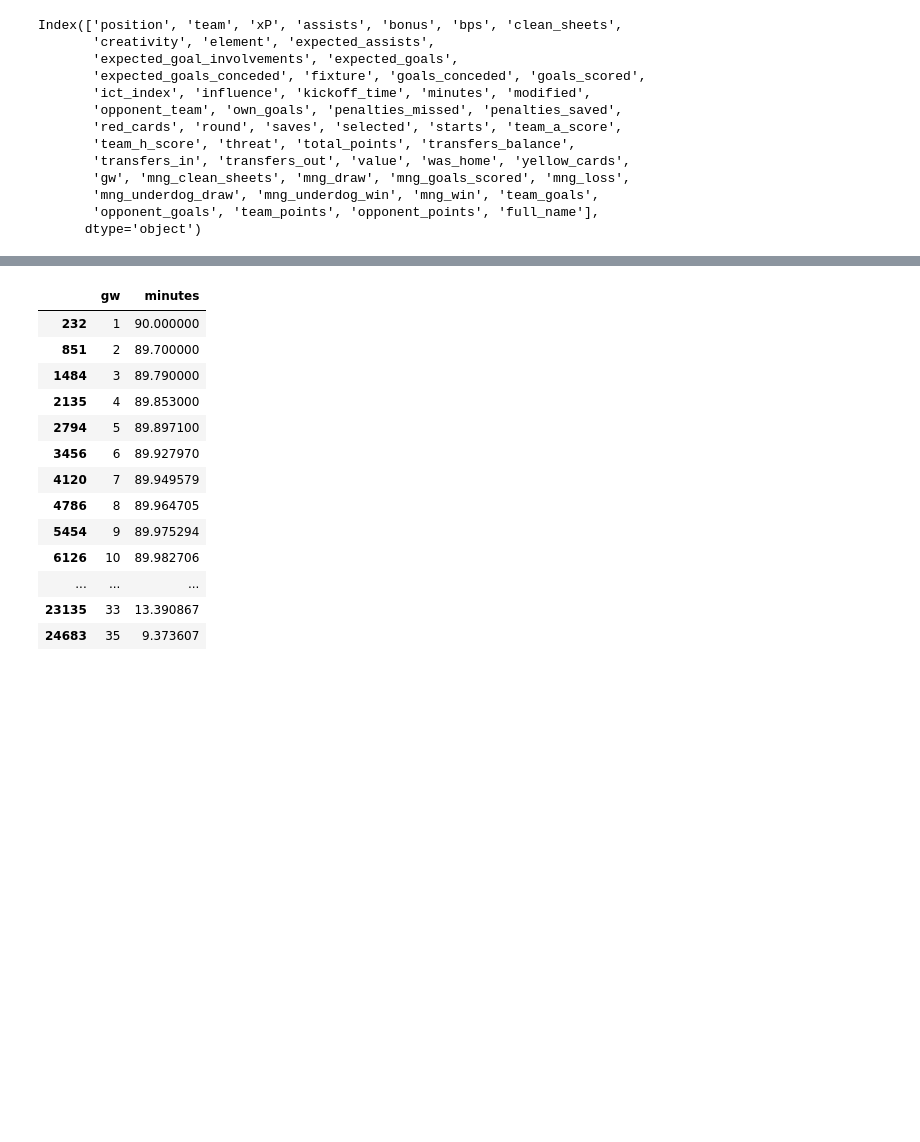
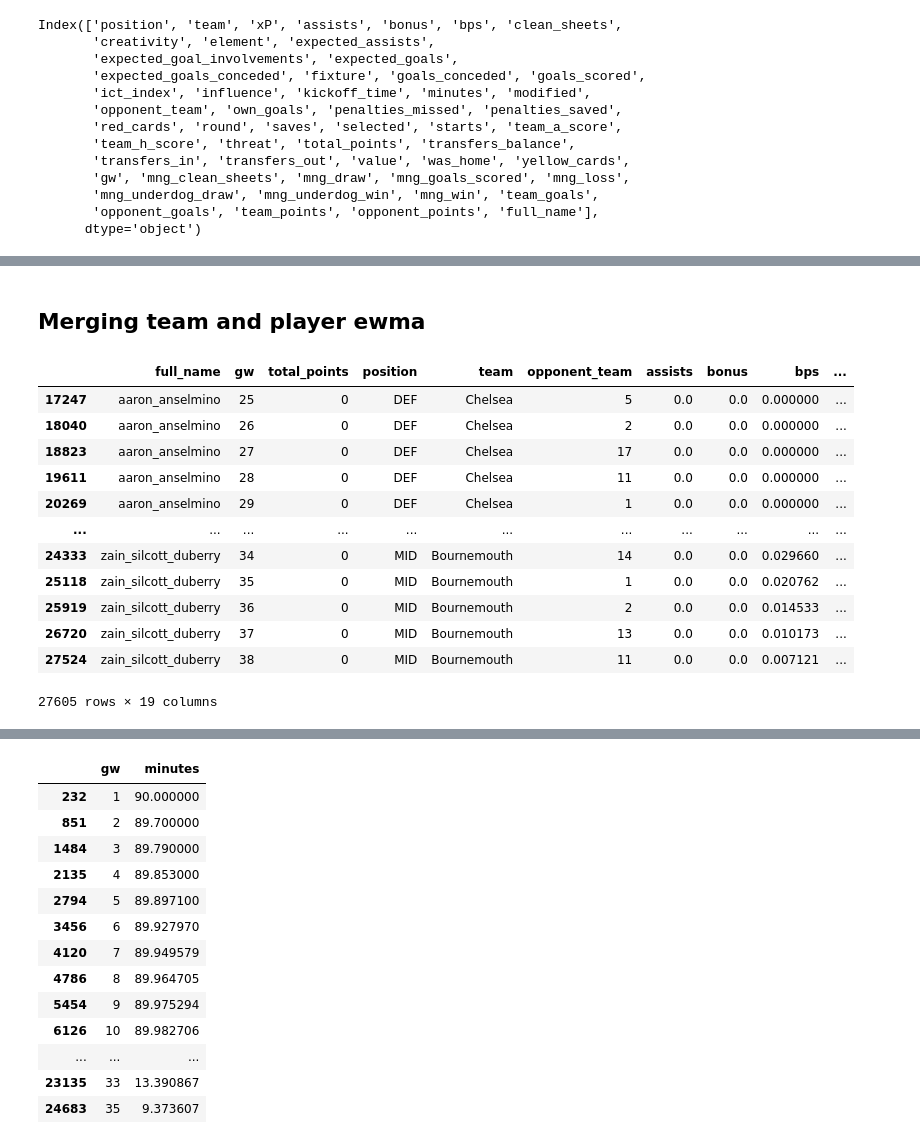
Before and after one commit to doug-ellis/draft_fpl_2526, a Jupyter notebook: transfer/gw_df_fromVastaav.ipynb, the cells around one changed output, grey strips where cells are left out. Drawn from its saved outputs; the diff is of its cells as text; code cells hidden in the pictures; blank space fills up the shorter version.

Commit message:
fixing more data wrangling stuff

```diff
--- a/transfer/gw_df_fromVastaav.ipynb
+++ b/transfer/gw_df_fromVastaav.ipynb
@@ -57,0 +78,24 @@ Index(['position', 'team', 'xP', 'assists', 'bonus', 'bps', 'clean_sheets',
+# %%
+gw_df_players = gw_df[['assists', 'bonus', 'bps', 'clean_sheets', 'goals_conceded', 'goals_scored',
+                      'influence', 'creativity', 'threat', 'ict_index', 'minutes',
+                        'gw', 'full_name', 'total_points', 'position', 'team', 'opponent_team']]
+# %%
+gw_df_players_reset_index = gw_df_players.reset_index()
+# %%
+# Ensure the DataFrame is sorted by 'full_name' and 'gw'
+simple_gw_df_reset_index = gw_df_players_reset_index.sort_values(['full_name', 'gw'])
+
+# List of columns to apply EWMA to
+# value_cols = ['influence', 'creativity', 'threat', 'ict_index', 'team_goals', 'opponent_goals', 'minutes']
+value_cols = ['assists', 'bonus', 'bps', 'clean_sheets', 'goals_conceded', 'goals_scored',
+                      'influence', 'creativity', 'threat', 'ict_index', 'minutes', 'total_points']
+
+# Apply EWMA within each group
+ewma_gw_df_players = (
+    simple_gw_df_reset_index
+    .groupby('full_name', group_keys=False)
+    [value_cols]
+    .apply(lambda x: x.ewm(alpha=0.3, adjust=False).mean())
+)
+ewma_gw_df_players.rename(columns={'total_points': 'ewma_total_points'}, inplace=True)
+ewma_gw_df_players = simple_gw_df_reset_index[['full_name', 'gw', 'total_points', 'position','team','opponent_team']].join(ewma_gw_df_players)
@@ -57,0 +142,24 @@ Index(['position', 'team', 'xP', 'assists', 'bonus', 'bps', 'clean_sheets',
+# %% [markdown]
+## Merging team and player ewma
+# %%
+teams_url = 'https://raw.githubusercontent.com/vaastav/Fantasy-Premier-League/refs/heads/master/data/2024-25/teams.csv'
+teams = pd.read_csv(teams_url)
+
+teamcode_dict = dict(zip(teams['id'], teams['name']))
+ewma_gw_df_players['opponent_team_name'] = ewma_gw_df_players['opponent_team'].map(teamcode_dict)
+# %%
+ewma_gw_df_players
+# %% [output]
+|  | full_name | gw | total_points | position | team | opponent_team | assists | bonus | bps | ... |
+| 17247 | aaron_anselmino | 25 | 0 | DEF | Chelsea | 5 | 0.0 | 0.0 | 0.000000 | ... |
+| 18040 | aaron_anselmino | 26 | 0 | DEF | Chelsea | 2 | 0.0 | 0.0 | 0.000000 | ... |
+| 18823 | aaron_anselmino | 27 | 0 | DEF | Chelsea | 17 | 0.0 | 0.0 | 0.000000 | ... |
+| 19611 | aaron_anselmino | 28 | 0 | DEF | Chelsea | 11 | 0.0 | 0.0 | 0.000000 | ... |
+| 20269 | aaron_anselmino | 29 | 0 | DEF | Chelsea | 1 | 0.0 | 0.0 | 0.000000 | ... |
+| ... | ... | ... | ... | ... | ... | ... | ... | ... | ... | ... |
+| 24333 | zain_silcott_duberry | 34 | 0 | MID | Bournemouth | 14 | 0.0 | 0.0 | 0.029660 | ... |
+| 25118 | zain_silcott_duberry | 35 | 0 | MID | Bournemouth | 1 | 0.0 | 0.0 | 0.020762 | ... |
+| 25919 | zain_silcott_duberry | 36 | 0 | MID | Bournemouth | 2 | 0.0 | 0.0 | 0.014533 | ... |
+| 26720 | zain_silcott_duberry | 37 | 0 | MID | Bournemouth | 13 | 0.0 | 0.0 | 0.010173 | ... |
+| 27524 | zain_silcott_duberry | 38 | 0 | MID | Bournemouth | 11 | 0.0 | 0.0 | 0.007121 | ... |
+27605 rows × 19 columns
```
Also changed, not shown: parts of 12 cells of this notebook.
